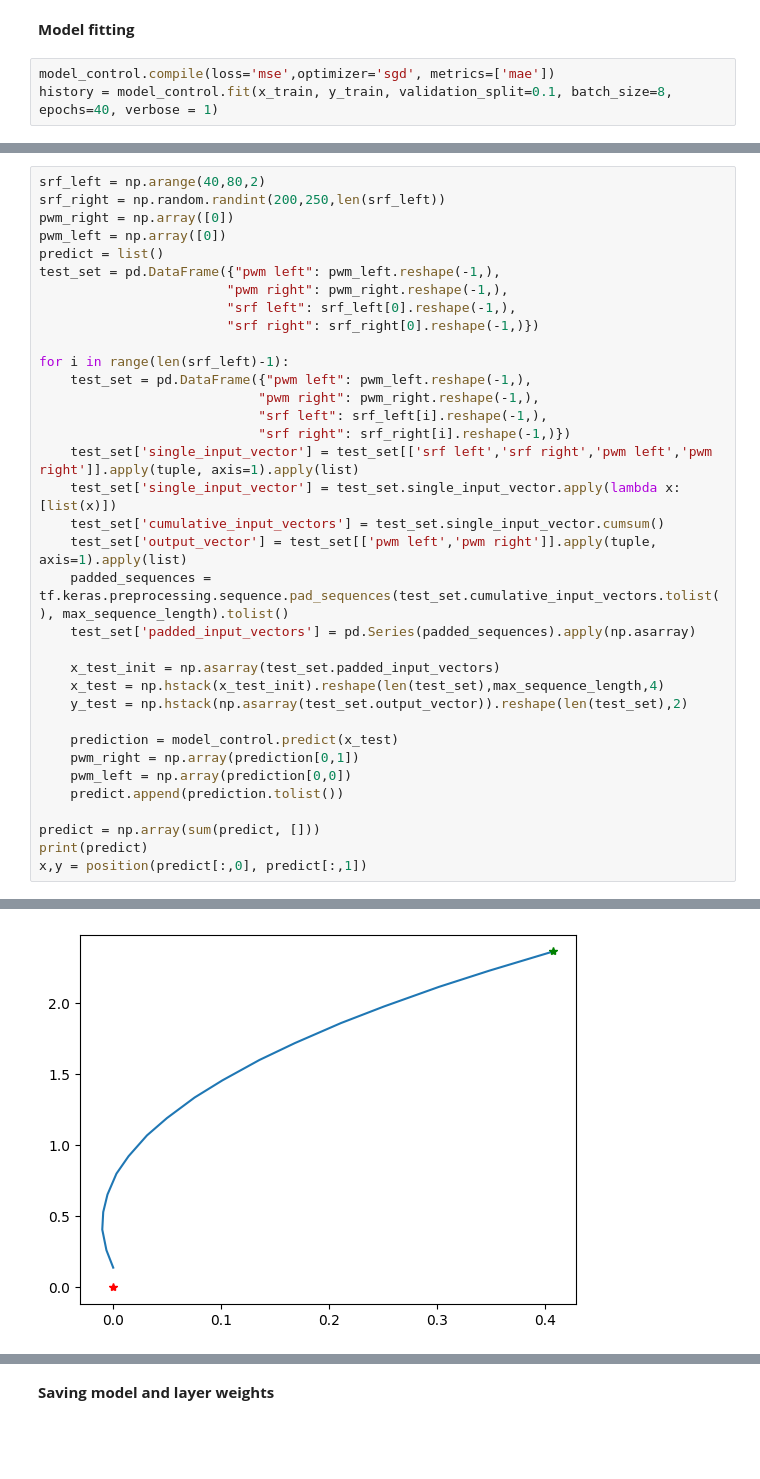
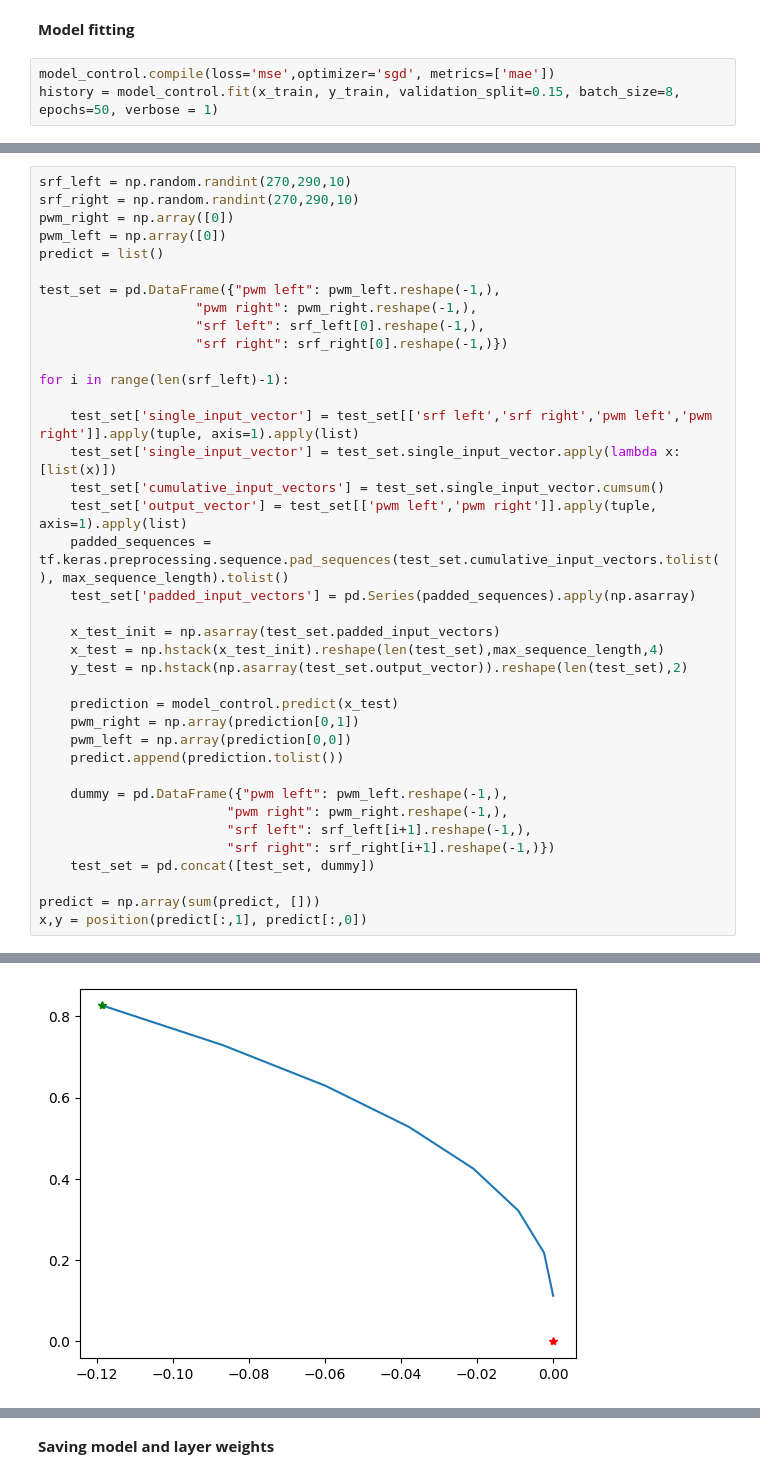
Before and after one commit to SinaRabiee/UGV_Obstacle_Avoidance, a Jupyter notebook: final.ipynb, the cells around one changed output, grey strips where cells are left out. Saved outputs shown, nothing was run; the diff lists cells and outputs as text; blank space fills up the shorter version.

Commit message:
added test paths for the controller, completed the report

```diff
--- a/final.ipynb
+++ b/final.ipynb
@@ -679,5 +679,5 @@ _________________________________________________________________
 **Model fitting**
 # %%
 model_control.compile(loss='mse',optimizer='sgd', metrics=['mae'])
-history = model_control.fit(x_train, y_train, validation_split=0.1, batch_size=8, epochs=40, verbose = 1)
+history = model_control.fit(x_train, y_train, validation_split=0.15, batch_size=8, epochs=50, verbose = 1)
 # %% [output]
@@ -722,19 +845,17 @@ plt.show()
 # %%
-srf_left = np.arange(40,80,2)
-srf_right = np.random.randint(200,250,len(srf_left))
+srf_left = np.random.randint(270,290,10)
+srf_right = np.random.randint(270,290,10)
 pwm_right = np.array([0])
 pwm_left = np.array([0])
 predict = list()
+
 test_set = pd.DataFrame({"pwm left": pwm_left.reshape(-1,),
-                        "pwm right": pwm_right.reshape(-1,),
-                        "srf left": srf_left[0].reshape(-1,),
-                        "srf right": srf_right[0].reshape(-1,)})
+                    "pwm right": pwm_right.reshape(-1,),
+                    "srf left": srf_left[0].reshape(-1,),
+                    "srf right": srf_right[0].reshape(-1,)})
 
 for i in range(len(srf_left)-1):
-    test_set = pd.DataFrame({"pwm left": pwm_left.reshape(-1,),
-                            "pwm right": pwm_right.reshape(-1,),
-                            "srf left": srf_left[i].reshape(-1,),
-                            "srf right": srf_right[i].reshape(-1,)})
+
     test_set['single_input_vector'] = test_set[['srf left','srf right','pwm left','pwm right']].apply(tuple, axis=1).apply(list)
     test_set['single_input_vector'] = test_set.single_input_vector.apply(lambda x: [list(x)])
     test_set['cumulative_input_vectors'] = test_set.single_input_vector.cumsum()
@@ -751,7 +872,12 @@ for i in range(len(srf_left)-1):
     pwm_left = np.array(prediction[0,0])
     predict.append(prediction.tolist())
 
+    dummy = pd.DataFrame({"pwm left": pwm_left.reshape(-1,),
+                        "pwm right": pwm_right.reshape(-1,),
+                        "srf left": srf_left[i+1].reshape(-1,),
+                        "srf right": srf_right[i+1].reshape(-1,)})
+    test_set = pd.concat([test_set, dummy])
+
 predict = np.array(sum(predict, []))
-print(predict)
-x,y = position(predict[:,0], predict[:,1])
+x,y = position(predict[:,1], predict[:,0])
 # %% [output]
@@ -775 +893 @@ x,y = position(predict[:,0], predict[:,1])
-[figure, old version]
+[figure, new version]
```
Also changed, not shown: parts of 14 cells of this notebook, 4 other files.
